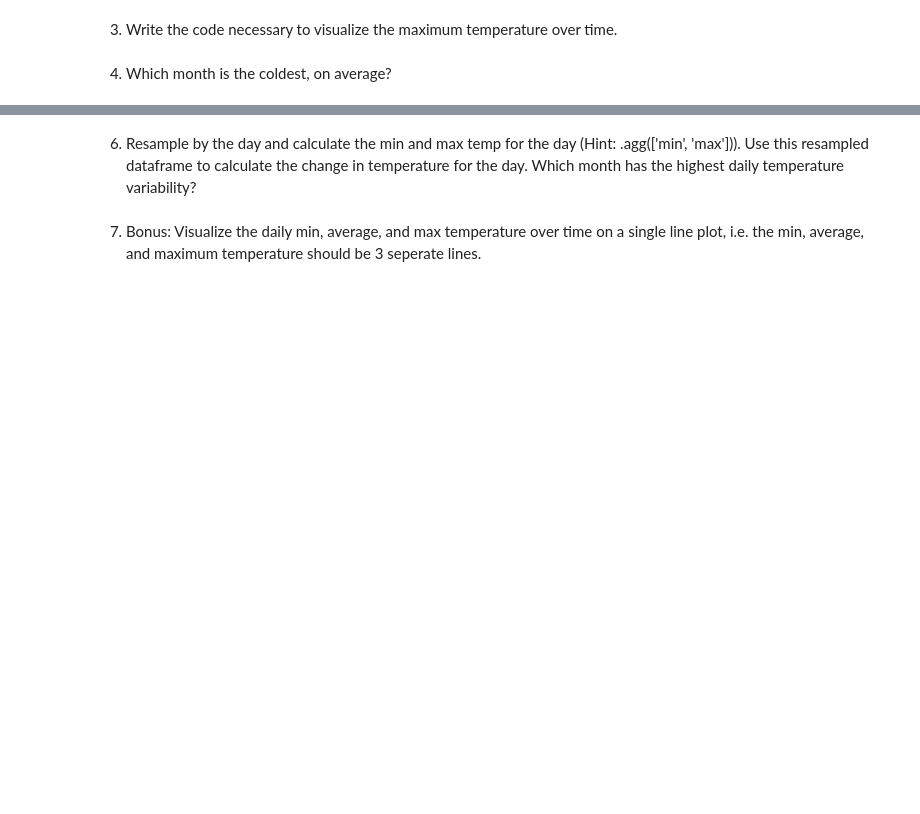
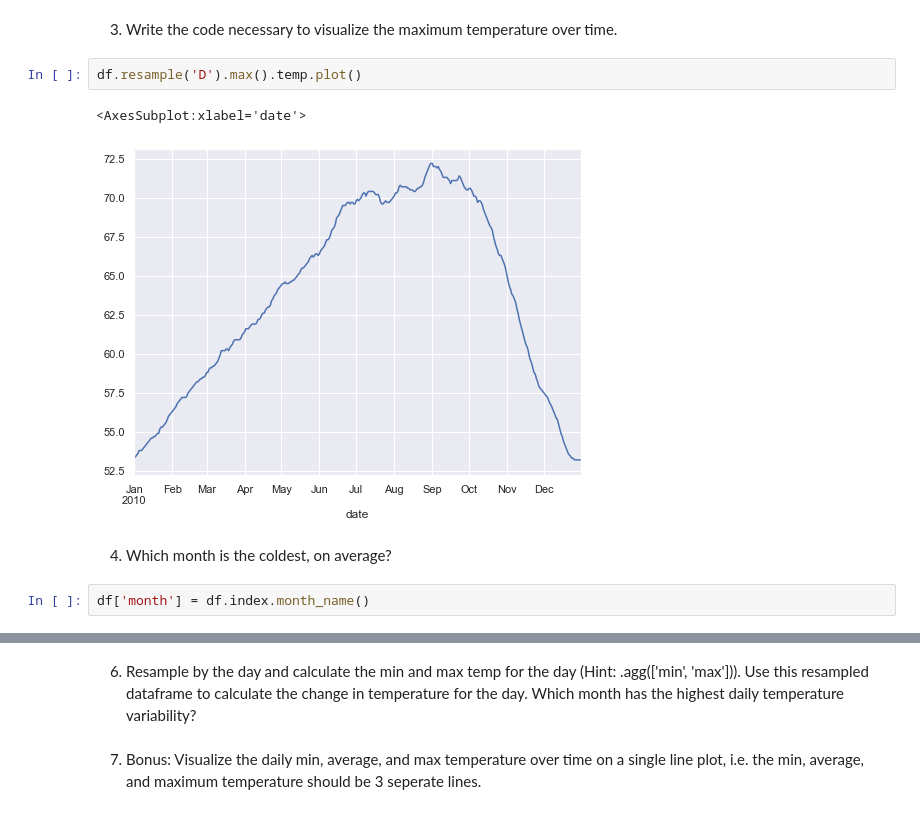
Before and after one commit to Tyler-Applegate/time-series-exercises, a Jupyter notebook: scartchpad.ipynb, the cells around one changed output, grey strips where cells are left out. Saved outputs shown, nothing was run; the diff lists cells and outputs as text; blank space fills up the shorter version.

```diff
--- a/scartchpad.ipynb
+++ b/scartchpad.ipynb
@@ -30,4 +82,11 @@ Use the above dataset for the exercises below:
 # %% [markdown]
 3. Write the code necessary to visualize the maximum temperature over time.
+# %%
+df.resample('D').max().temp.plot()
+# %% [output]
+<AxesSubplot:xlabel='date'>
+[figure, added]
 # %% [markdown]
 4. Which month is the coldest, on average?
+# %%
+df['month'] = df.index.month_name()
```
Also changed, not shown: parts of 17 cells of this notebook, 1 other file.
